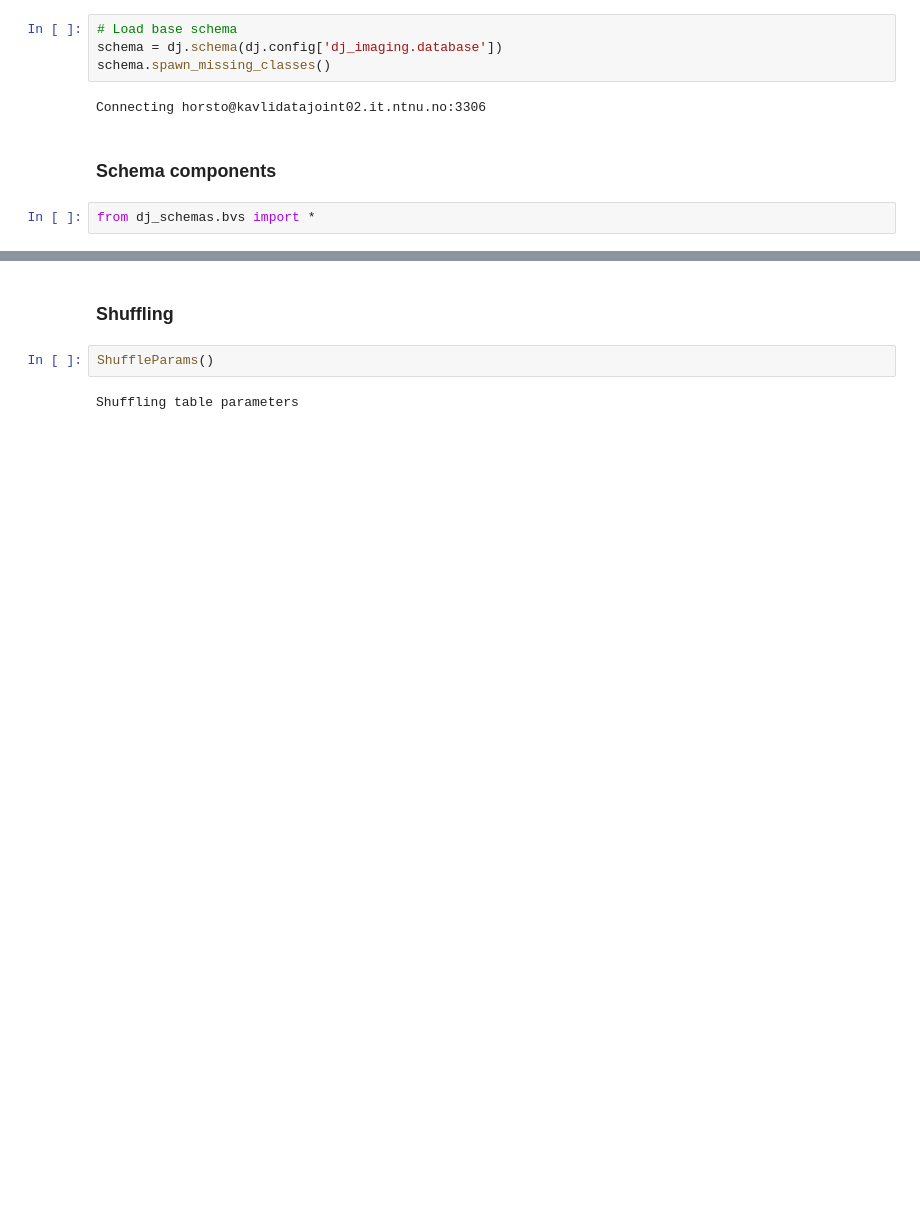
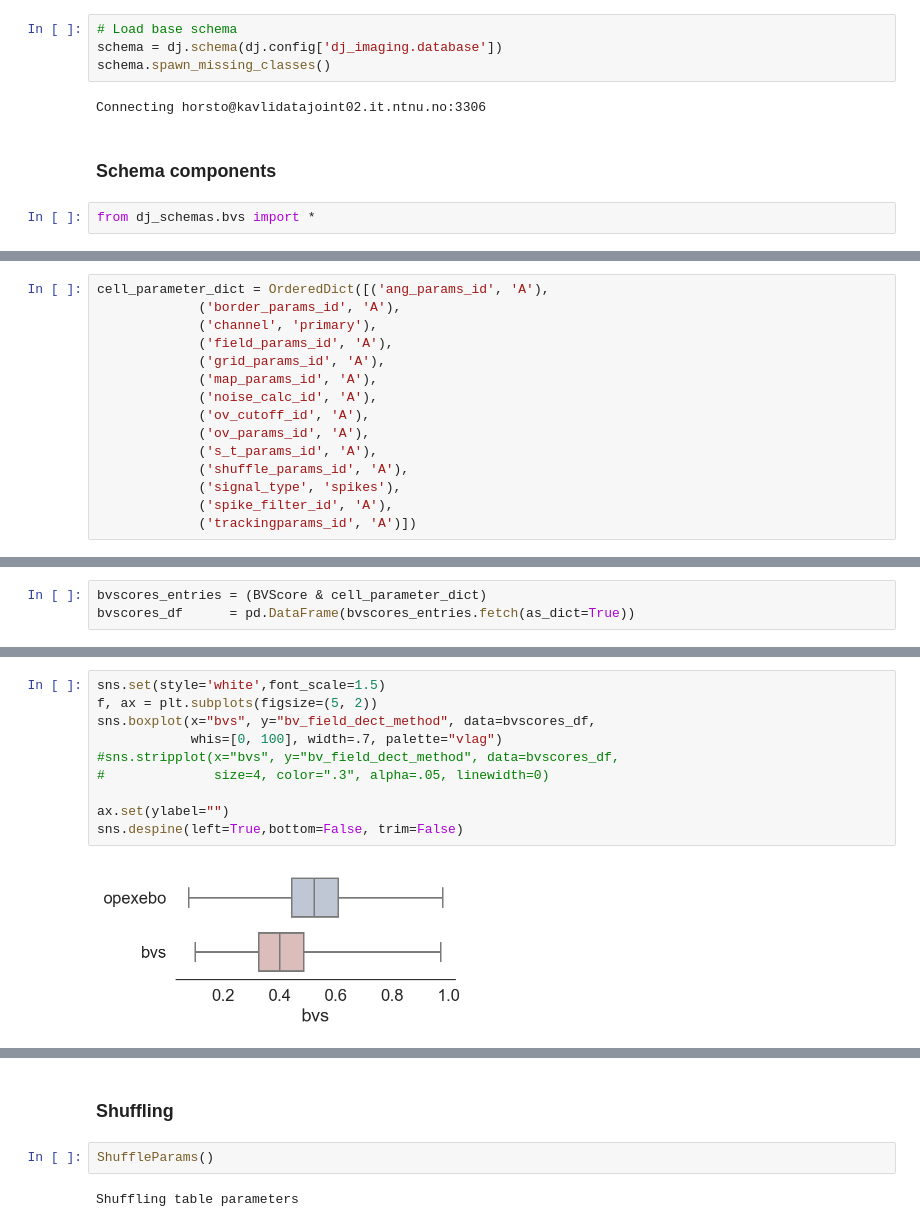
Before and after one commit to horsto/boundary_vector_score, a Jupyter notebook: BVS datajoint imaging.ipynb, the cells around one changed output, grey strips where cells are left out. Drawn from its saved outputs; the diff is of its cells as text; blank space fills up the shorter version.

```diff
--- a/BVS datajoint imaging.ipynb
+++ b/BVS datajoint imaging.ipynb
@@ -45,0 +47,15 @@ dj_schemas.bvs.BVScore
+# %%
+cell_parameter_dict = OrderedDict([('ang_params_id', 'A'),
+             ('border_params_id', 'A'),
+             ('channel', 'primary'),
+             ('field_params_id', 'A'),
+             ('grid_params_id', 'A'),
+             ('map_params_id', 'A'),
+             ('noise_calc_id', 'A'),
+             ('ov_cutoff_id', 'A'),
+             ('ov_params_id', 'A'),
+             ('s_t_params_id', 'A'),
+             ('shuffle_params_id', 'A'),
+             ('signal_type', 'spikes'),
+             ('spike_filter_id', 'A'),
+             ('trackingparams_id', 'A')])
@@ -45,0 +64,3 @@ dj_schemas.bvs.BVScore
+# %%
+bvscores_entries = (BVScore & cell_parameter_dict)
+bvscores_df      = pd.DataFrame(bvscores_entries.fetch(as_dict=True))
@@ -45,0 +76,12 @@ dj_schemas.bvs.BVScore
+# %%
+sns.set(style='white',font_scale=1.5)
+f, ax = plt.subplots(figsize=(5, 2))
+sns.boxplot(x="bvs", y="bv_field_dect_method", data=bvscores_df,
+            whis=[0, 100], width=.7, palette="vlag")
+#sns.stripplot(x="bvs", y="bv_field_dect_method", data=bvscores_df,
+#              size=4, color=".3", alpha=.05, linewidth=0)
+
+ax.set(ylabel="")
+sns.despine(left=True,bottom=False, trim=False)
+# %% [output]
+[figure, added]
```
Also changed, not shown: parts of 22 cells of this notebook, 4 other files.
